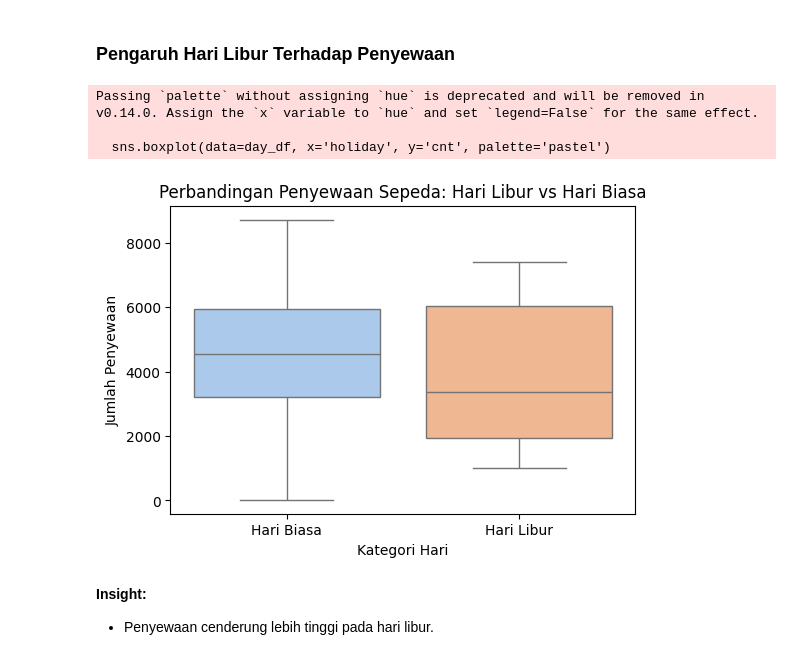
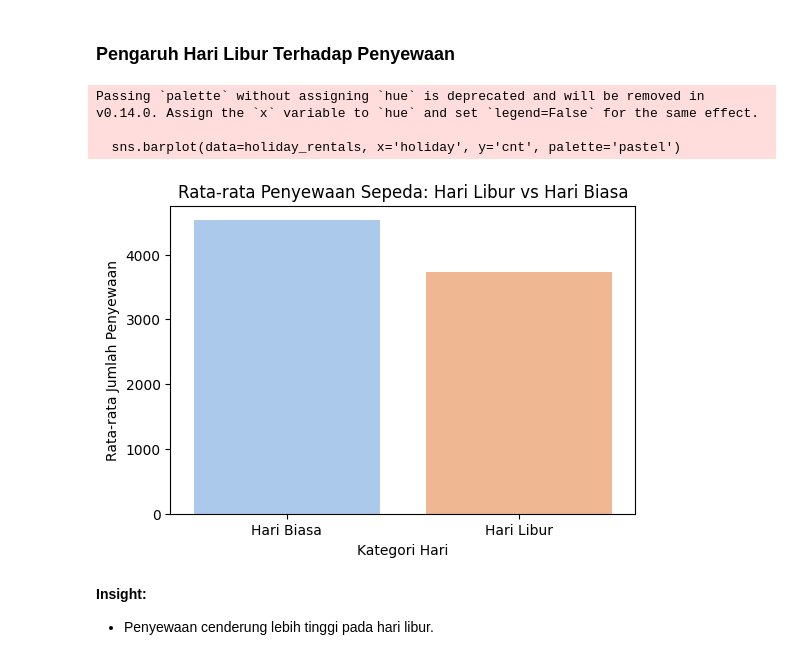
Before and after one commit to habbazettt/submission_analysis_dicoding, a Jupyter notebook: Proyek_Analisis_Data.ipynb, the cells around one changed output. Drawn from its saved outputs; the diff is of its cells as text; code cells hidden in the pictures.

```diff
--- a/Proyek_Analisis_Data.ipynb
+++ b/Proyek_Analisis_Data.ipynb
@@ -400,18 +410,26 @@ Passing `palette` without assigning `hue` is deprecated and will be removed in v
 # %% [markdown]
 ### Pengaruh Hari Libur Terhadap Penyewaan
 # %%
+# Visualisasi perbandingan jumlah penyewaan antara hari biasa dan hari libur
 plt.figure(figsize=(6, 4))
-sns.boxplot(data=day_df, x='holiday', y='cnt', palette='pastel')
+
+# Menghitung rata-rata jumlah penyewaan untuk hari biasa dan hari libur
+holiday_rentals = day_df.groupby('holiday')['cnt'].mean().reset_index()
+
+# Membuat bar chart
+sns.barplot(data=holiday_rentals, x='holiday', y='cnt', palette='pastel')
+
+# Mengubah label sumbu x
 plt.xticks([0, 1], ['Hari Biasa', 'Hari Libur'])
-plt.title('Perbandingan Penyewaan Sepeda: Hari Libur vs Hari Biasa')
+plt.title('Rata-rata Penyewaan Sepeda: Hari Libur vs Hari Biasa')
 plt.xlabel('Kategori Hari')
-plt.ylabel('Jumlah Penyewaan')
+plt.ylabel('Rata-rata Jumlah Penyewaan')
 plt.show()
 # %% [output]
 Passing `palette` without assigning `hue` is deprecated and will be removed in v0.14.0. Assign the `x` variable to `hue` and set `legend=False` for the same effect.
 
-  sns.boxplot(data=day_df, x='holiday', y='cnt', palette='pastel')
+  sns.barplot(data=holiday_rentals, x='holiday', y='cnt', palette='pastel')
-[figure, old version]
+[figure, new version]
 # %% [markdown]
 **Insight:**
 - Penyewaan cenderung lebih tinggi pada hari libur.
```
Also changed, not shown: parts of 5 cells of this notebook, 2 other files.
